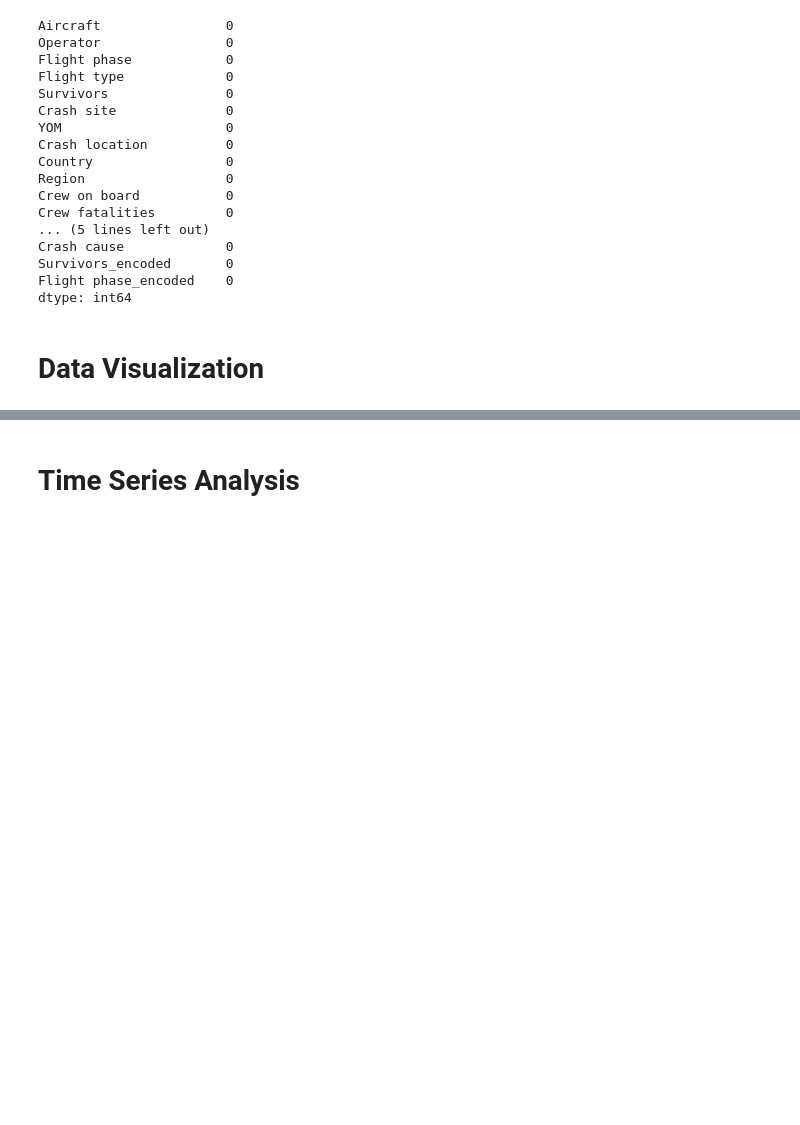
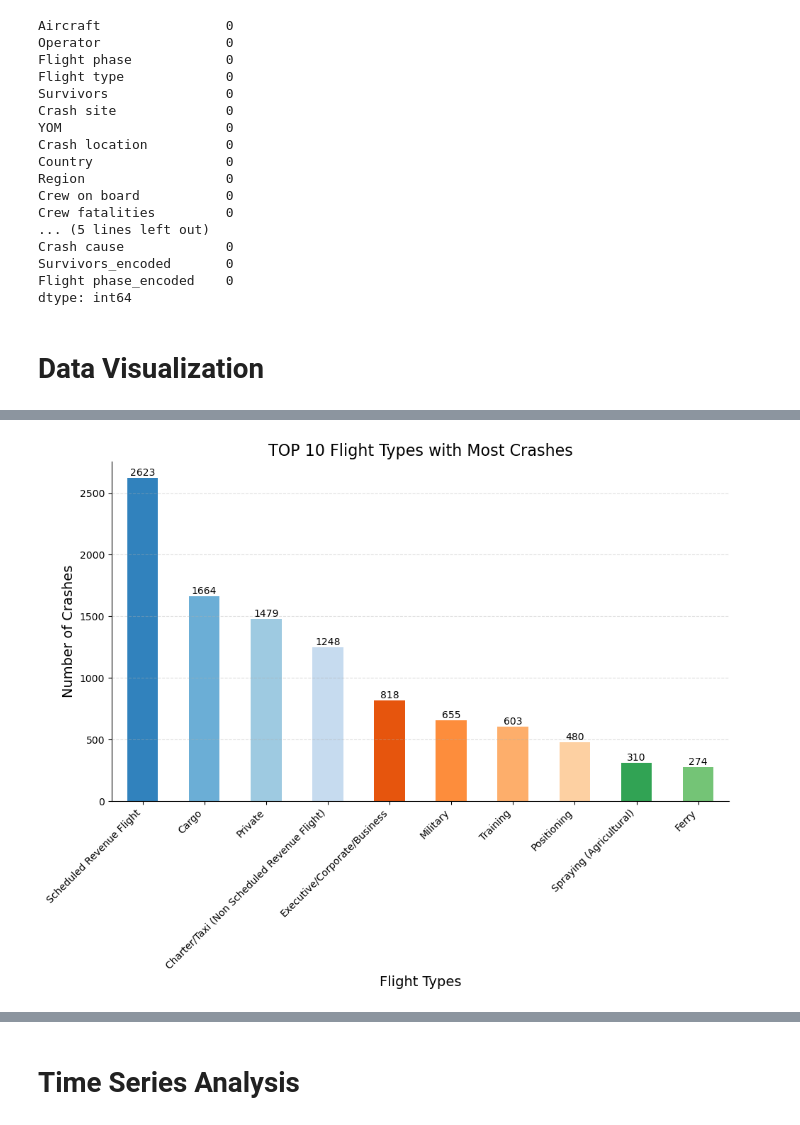
Before and after one commit to heitorgaf/Machine-Learning-for-Business, a Jupyter notebook: MLBus_HDipData_CA1.ipynb, the cells around one changed output, grey strips where cells are left out. Drawn from its saved outputs; the diff is of its cells as text; code cells hidden in the pictures; blank space fills up the shorter version.

```diff
--- a/MLBus_HDipData_CA1.ipynb
+++ b/MLBus_HDipData_CA1.ipynb
@@ -324,0 +370,22 @@ dtype: int64
+# %%
+# Plot Top 10 Flight Types with Most Crashes
+top_flight_types = df['Flight type'].value_counts().sort_values(ascending=False).head(10)
+
+plt.figure(figsize=(10, 8))
+colors = plt.cm.tab20c(range(len(top_flight_types)))  # Color variation for bars
+
+top_flight_types.plot(kind='bar', color=colors)
+plt.title('TOP 10 Flight Types with Most Crashes', fontsize=16)
+plt.xlabel('Flight Types', fontsize=14)
+plt.ylabel('Number of Crashes', fontsize=14)
+
+for index, value in enumerate(top_flight_types):
+    plt.text(index, value, str(value), ha='center', va='bottom')
+
+plt.xticks(range(len(top_flight_types)), top_flight_types.index, rotation=45, ha='right', fontsize=10)  # Adjust label size and rotation
+sns.despine()
+plt.grid(axis='y', linestyle='--', alpha=0.4)
+plt.tight_layout()
+plt.show()
+# %% [output]
+[figure, added]
```
Also changed, not shown: parts of 9 cells of this notebook.
